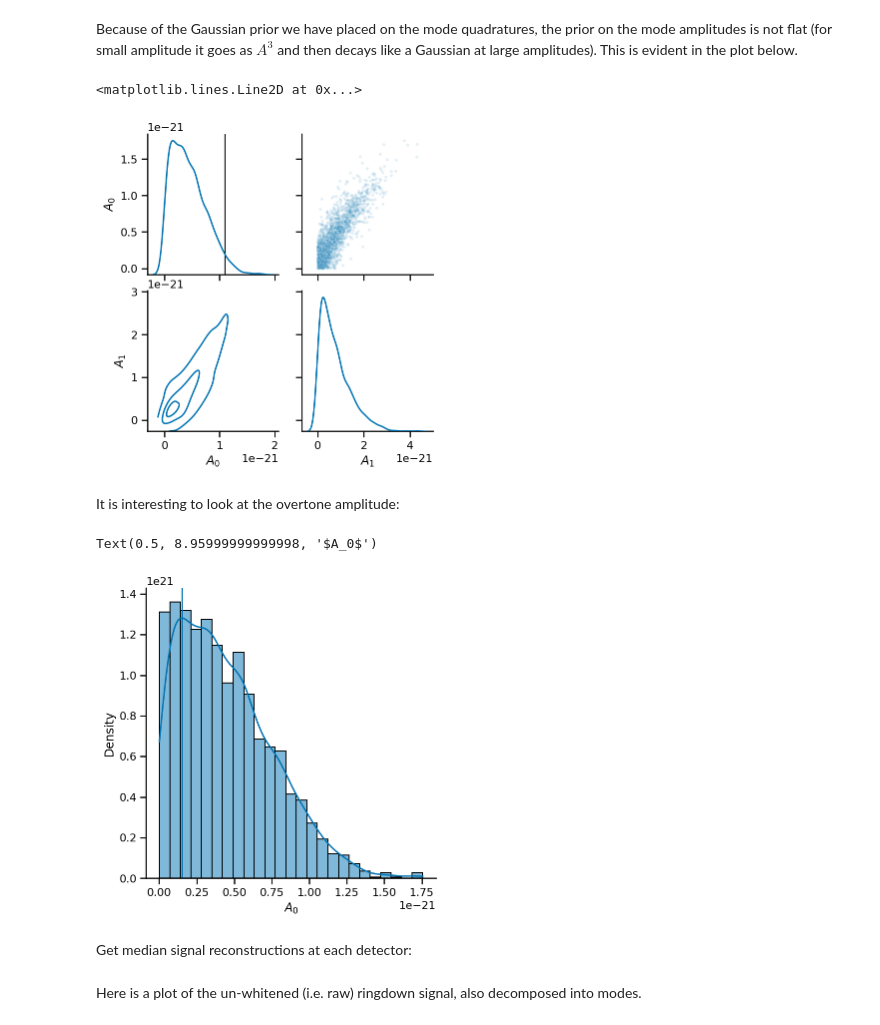
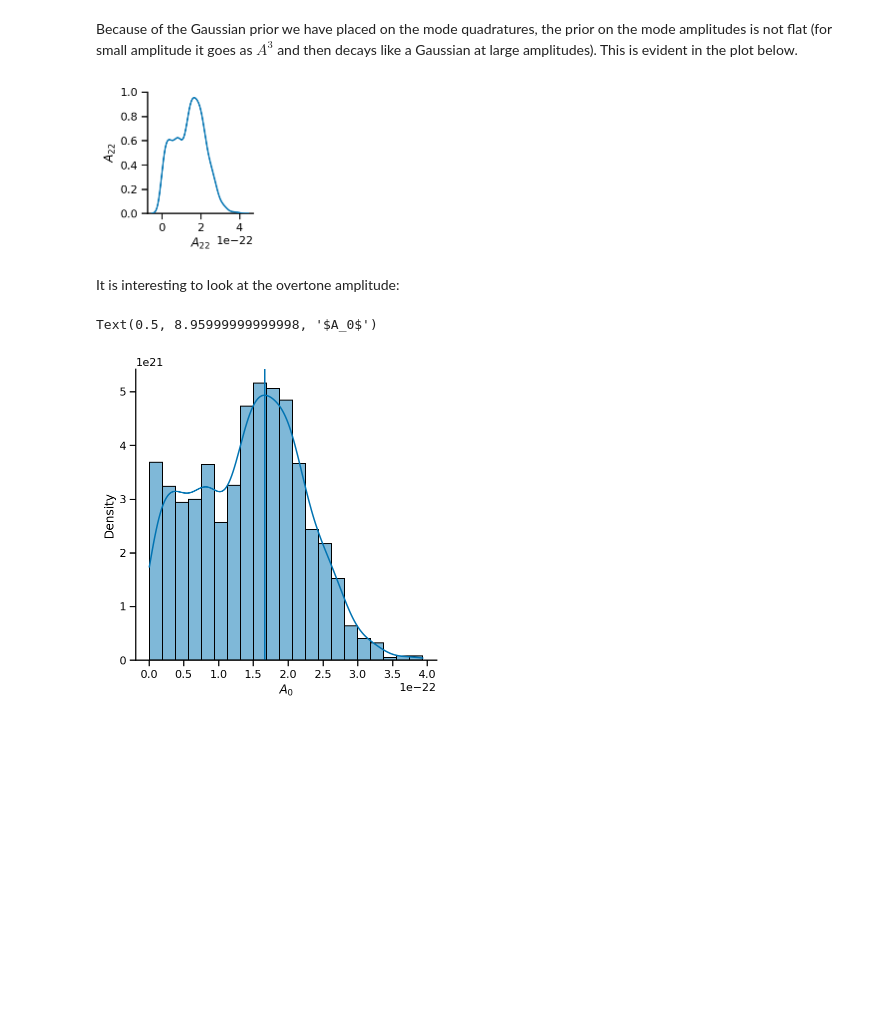
Before and after one commit to Sizheng-Ma/ringdown, a Jupyter notebook: docs/examples/GW190521/GW190521_circular_single.ipynb, the cells around one changed output. Saved outputs shown, nothing was run; the diff lists cells and outputs as text; code cells hidden in the pictures; blank space fills up the shorter version.

Commit message:
GW190521 and 33 mode

```diff
--- a/docs/examples/GW190521/GW190521_circular_single.ipynb
+++ b/docs/examples/GW190521/GW190521_circular_single.ipynb
@@ -124,12 +123,0 @@ By construction, this is much more restrictive than our generic elliptical model
-# %%
-fit2 = ringdown.Fit(model='mchi_aligned', modes=[(1, -2, 2, 2, 0),(1, -2, 3, 3, 0)])
-fit2.add_data(h_raw_strain)
-fit2.add_data(l_raw_strain)
-t_unit=M_est*2950./2/299792458
-ts_ins=0.125
-
-fit2.set_target(1242442967.445-0*ts_ins, ra=1.95, dec=-1.27, psi=0.82, duration=T+ts_ins)
-fit2.condition_data(ds=int(round(h_raw_strain.fsamp/srate)), flow=20)
-# fit2.filter_data(chi_est,M_est,0)
-# fit2.set_target(1242442967.445+0*t_unit, ra=1.95, dec=-1.27, psi=0.82, duration=T)
-# fit2.condition_data(ds=1, flow=20)
@@ -167,5 +165,3 @@ The `flat_A` option controls whether we place a Gaussian prior on the quadrature
 Instead of an ellipticity parameter for each individual mode, the `mchi_aligned` model has a global inclination parameter `cosi` corresponding to the cosine of the source inclination. This parameter determines the ellipticity for _all_ modes, assuming the signal has an $\ell=|m|=2$ angular dependence and that the intrinsic mode excitations were symmetric under equatorial reflections ("nonprecessing" symmetry). By default, the prior is uniform in `-1 < cosi < 1`, but we will restrict that range by setting `cosi_max = -0.99`; this follows the expectation that the GW150914 was nearly face off.
 # %% [markdown]
 Here are the priors (with default values for the options we didn't set).  The `perturb` are boolean arrays indicating whether to perturb `f` and `tau` around the GR values; the perturbations (if present) are bounded to a maximum amplitude.
-# %%
-fit2.update_prior(A_scale=5e-21, M_min=35.0, M_max=140.0, cosi_max=-0.99, flat_A=True)
@@ -188,5 +186,3 @@ fit2.prior_settings
 Our fit is ready to go; run it! **NOTE:** Since we picked $T = 0.2\, \mathrm{s}$ this might take a while---if you are in a hurry you can reduce that significantly (say, to $T = 0.05\, \mathrm{s}$ and still get a decent result.
 
 (The `run()` method may take longer to execute the first time, as the model code is compiled and linked into the Python runtime.  Subsequent runs will use the precompiled code and be much quicker.)
-# %%
-fit2.run(target_accept=0.96)
@@ -270,16 +253,15 @@ Because of the Gaussian prior we have placed on the mode quadratures, the prior
 # %%
 df = pd.DataFrame({
-    r'$A_0$': fit2.result.posterior.A.values[:,:,0].flatten(),
-    r'$A_1$': fit2.result.posterior.A.values[:,:,1].flatten()
+    r'$A_{22}$': fit2.result.posterior.A.values[:,:,0].flatten(),
+#     r'$A_{33}$': fit2.result.posterior.A.values[:,:,1].flatten()
 })
 pg = sns.PairGrid(df, diag_sharey=False)
 pg.map_diag(sns.kdeplot);
 pg.map_upper(sns.scatterplot, alpha=0.1, marker='.');
 pg.map_lower(ringdown.kdeplot_2d_clevels, levels=[0.9, 0.5, 0.1]);
-pg.axes[0,0].axvline(1.1e-21, color='k')
+# pg.axes[0,0].axvline(1.1e-21, color='k')
 # %% [output]
-<matplotlib.lines.Line2D at 0x...>
-[figure, old version]
+[figure, new version]
 # %% [markdown]
 It is interesting to look at the overtone amplitude:
 # %%
@@ -291,6 +273,4 @@ ppp.ax.axvline(x=1e-21*opt.x)
 xlabel(r'$A_0$')
 # %% [output]
 Text(0.5, 8.95999999999998, '$A_0$')
-[figure, old version]
+[figure, new version]
-# %% [markdown]
-Get median signal reconstructions at each detector:
@@ -309,2 +276,0 @@ for i, ifo in enumerate(fit2.ifos):
-# %% [markdown]
-Here is a plot of the un-whitened (i.e. raw) ringdown signal, also decomposed into modes.
```
Also changed, not shown: parts of 33 cells of this notebook, 3 other files.
